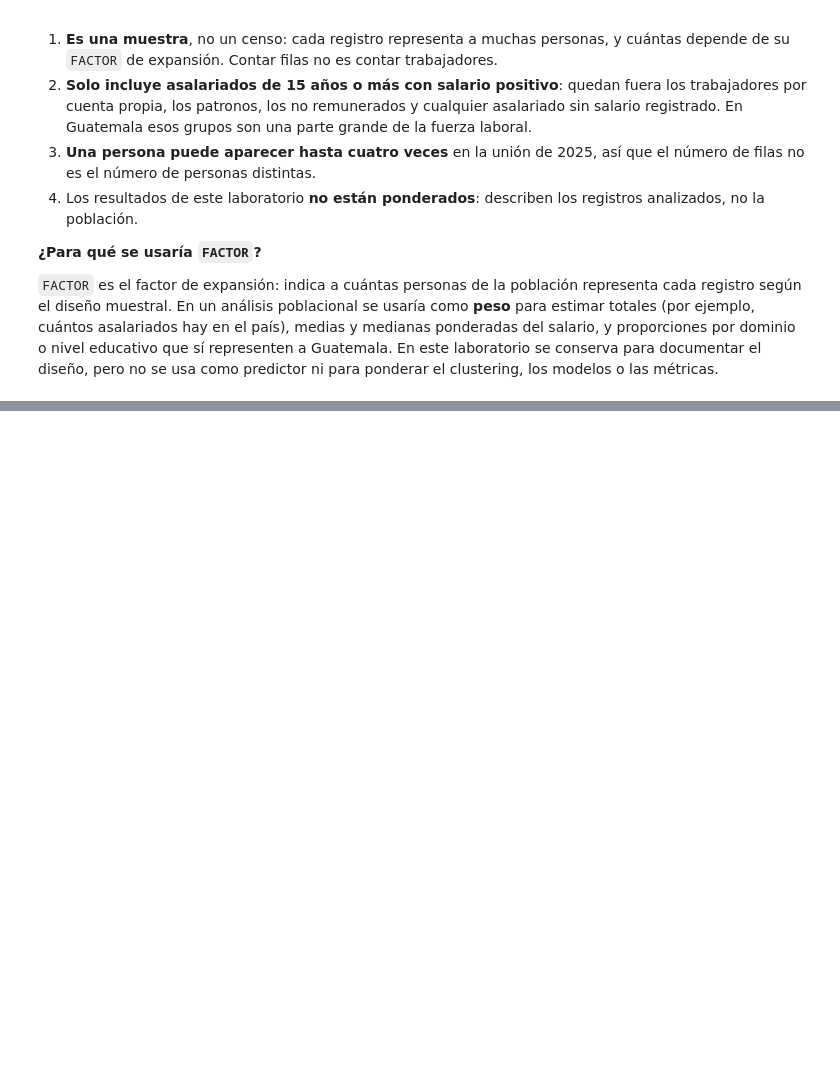
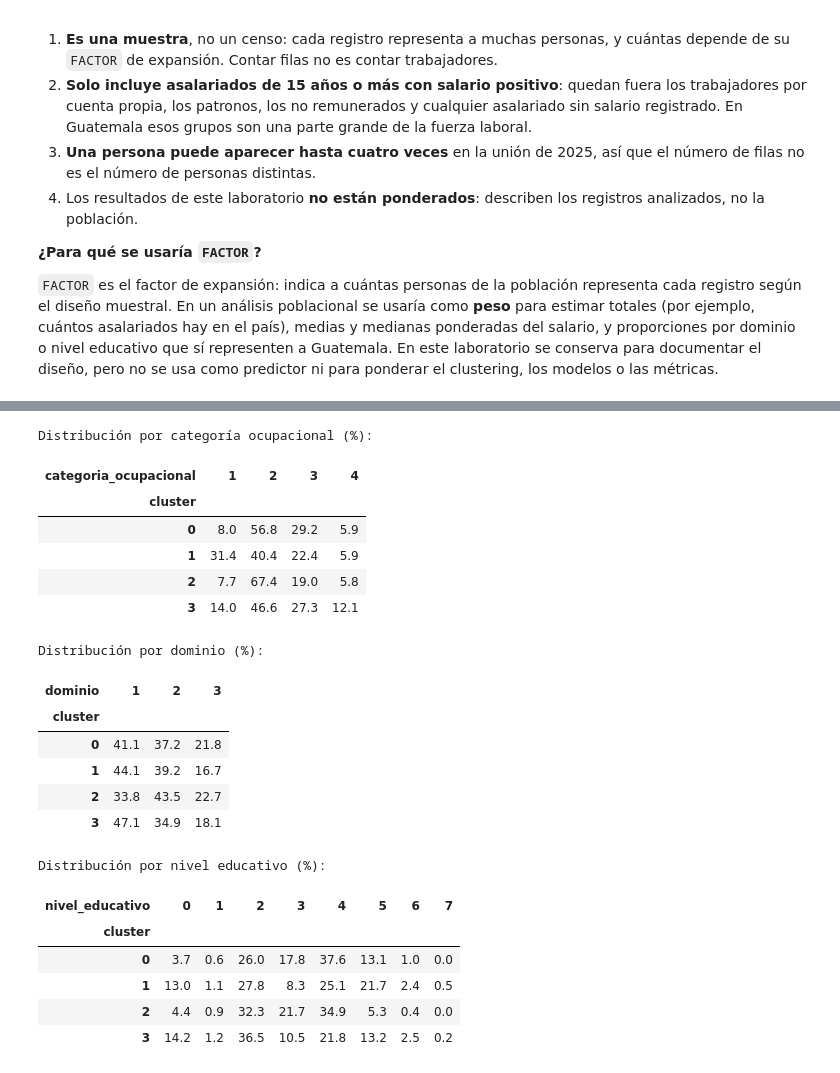
Before and after one commit to Albu231311/Lab7-DS, a Jupyter notebook: notebooks/ej1_nes.ipynb, the cells around one changed output, grey strips where cells are left out. Saved outputs shown, nothing was run; the diff lists cells and outputs as text; code cells hidden in the pictures; blank space fills up the shorter version.

```diff
--- a/notebooks/ej1_nes.ipynb
+++ b/notebooks/ej1_nes.ipynb
@@ -790,0 +909,15 @@ Por varias razones:
+# %%
+def preparar_features(df, columnas, nombre_salida):
+    ensamblador = VectorAssembler(inputCols=columnas, outputCol="features_raw")
+    escalador = StandardScaler(inputCol="features_raw", outputCol="features_scaled",
+                                withMean=True, withStd=True)
+    df_v = ensamblador.transform(df)
+    modelo_escala = escalador.fit(df_v)
+    df_s = modelo_escala.transform(df_v)
+    return df_s.persist()
+
+VARS_SIN_SALARIO = ["edad", "antiguedad", "horas_semanales"]
+VARS_CON_SALARIO = ["edad", "antiguedad", "horas_semanales", "salario_mensual"]
+
+df_feat_sin_salario = preparar_features(df_2025_analitico, VARS_SIN_SALARIO, "sin_salario")
+df_feat_con_salario = preparar_features(df_2025_analitico, VARS_CON_SALARIO, "con_salario")
@@ -790,0 +976,10 @@ Por varias razones:
+# %%
+K_ELEGIDA = 4
+df_feat_elegido = df_feat_sin_salario
+
+km_final = KMeans(featuresCol="features_scaled", predictionCol="cluster",
+                   k=K_ELEGIDA, seed=42)
+modelo_final = km_final.fit(df_feat_elegido)
+df_clusters = modelo_final.transform(df_feat_elegido).persist()
+
+df_clusters.groupBy("cluster").count().orderBy("cluster").show()
@@ -790,0 +1012,39 @@ Por varias razones:
+# %%
+def distribucion_categorica(df, columna):
+    tabla = (df.groupBy("cluster", columna).count()
+               .orderBy("cluster", columna)
+               .toPandas())
+    pivote = tabla.pivot(index="cluster", columns=columna, values="count").fillna(0)
+    porcentajes = pivote.div(pivote.sum(axis=1), axis=0).round(3) * 100
+    return porcentajes
+
+print("Distribución por categoría ocupacional (%):")
+display(distribucion_categorica(df_clusters, "categoria_ocupacional"))
+
+print("\nDistribución por dominio (%):")
+display(distribucion_categorica(df_clusters, "dominio"))
+
+print("\nDistribución por nivel educativo (%):")
+display(distribucion_categorica(df_clusters, "nivel_educativo"))
+# %% [output]
+Distribución por categoría ocupacional (%):
+| categoria_ocupacional | 1 | 2 | 3 | 4 |
+| cluster |  |  |  |  |
+| 0 | 8.0 | 56.8 | 29.2 | 5.9 |
+| 1 | 31.4 | 40.4 | 22.4 | 5.9 |
+| 2 | 7.7 | 67.4 | 19.0 | 5.8 |
+| 3 | 14.0 | 46.6 | 27.3 | 12.1 |
+Distribución por dominio (%):
+| dominio | 1 | 2 | 3 |
+| cluster |  |  |  |
+| 0 | 41.1 | 37.2 | 21.8 |
+| 1 | 44.1 | 39.2 | 16.7 |
+| 2 | 33.8 | 43.5 | 22.7 |
+| 3 | 47.1 | 34.9 | 18.1 |
+Distribución por nivel educativo (%):
+| nivel_educativo | 0 | 1 | 2 | 3 | 4 | 5 | 6 | 7 |
+| cluster |  |  |  |  |  |  |  |  |
+| 0 | 3.7 | 0.6 | 26.0 | 17.8 | 37.6 | 13.1 | 1.0 | 0.0 |
+| 1 | 13.0 | 1.1 | 27.8 | 8.3 | 25.1 | 21.7 | 2.4 | 0.5 |
+| 2 | 4.4 | 0.9 | 32.3 | 21.7 | 34.9 | 5.3 | 0.4 | 0.0 |
+| 3 | 14.2 | 1.2 | 36.5 | 10.5 | 21.8 | 13.2 | 2.5 | 0.2 |
```
Also changed, not shown: parts of 9 cells of this notebook, 4 other files.
